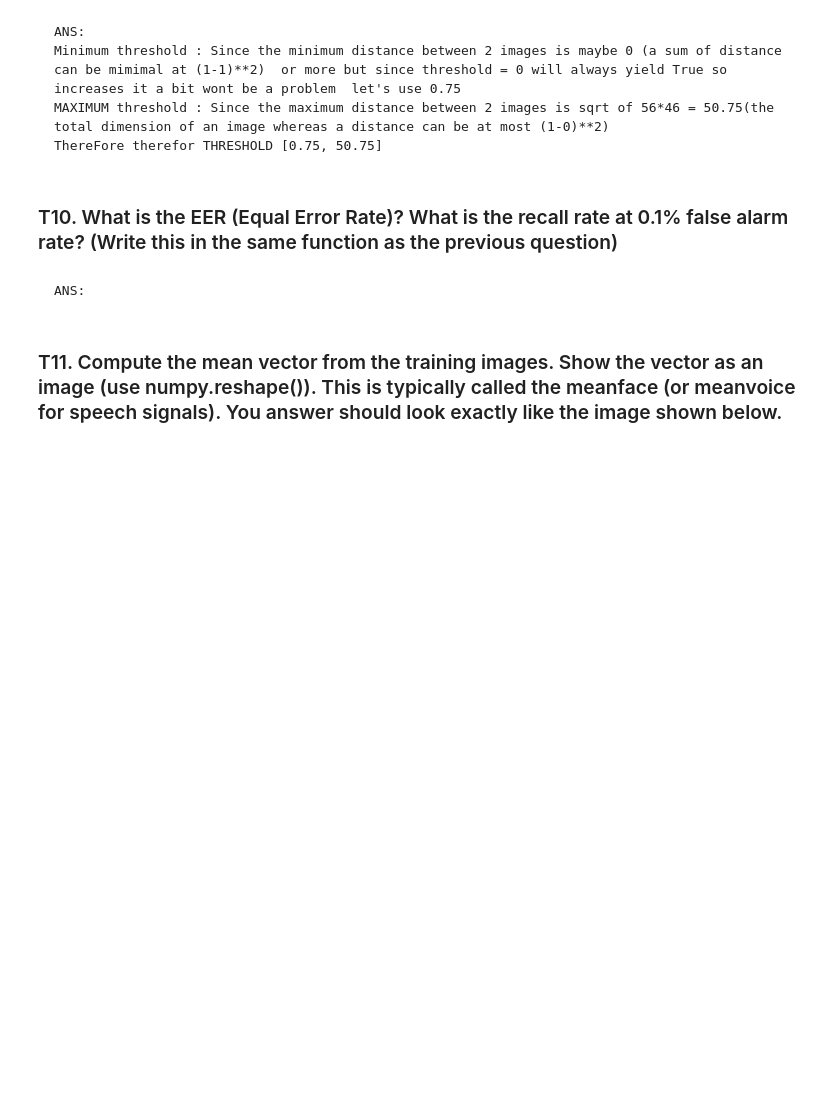
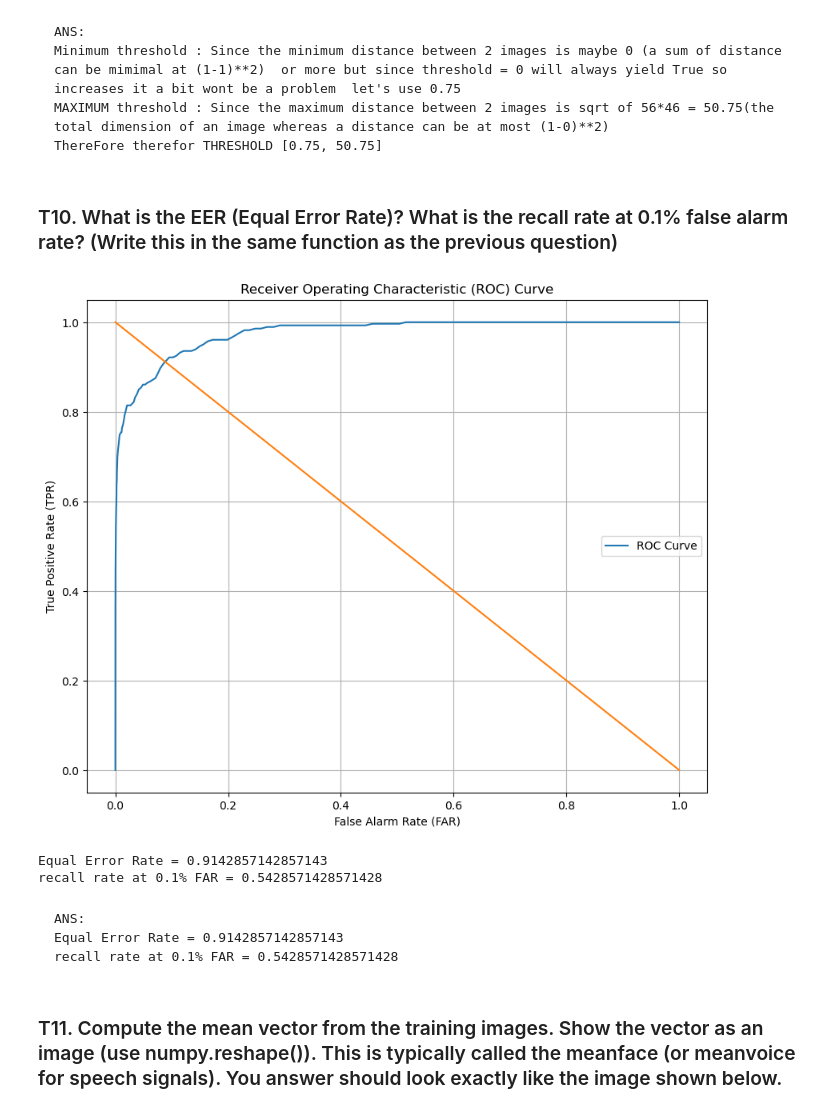
Before and after one commit to JeansAthiwat/Pattern_2024, a Jupyter notebook: HW/HW03/HW3_Fisherfaces(student).ipynb, the cells around one changed output. Drawn from its saved outputs; the diff is of its cells as text; code cells hidden in the pictures; blank space fills up the shorter version.

```diff
--- a/HW/HW03/HW3_Fisherfaces(student).ipynb
+++ b/HW/HW03/HW3_Fisherfaces(student).ipynb
@@ -686,9 +671,18 @@ print(np.min(similarity_matrix))
 # %%
 # You can add more parameter(s) to the function in the previous question.
 
+EER, recall_rate = plot_roc(similarity_matrix,recall_at_far_value = 0.001)
+print(f"Equal Error Rate = {EER}\nrecall rate at 0.1% FAR = {recall_rate}")
+
 # EER should be either 0.9071428571428571 or 0.9103759398496248 depending on method.
 # Recall rate at 0.1% false alarm rate should be 0.5428571428571428.
+# %% [output]
+[figure, added]
+Equal Error Rate = 0.9142857142857143
+recall rate at 0.1% FAR = 0.5428571428571428
-# %% [markdown]
-    ANS:
+# %% [markdown]
+    ANS:
+    Equal Error Rate = 0.9142857142857143
+    recall rate at 0.1% FAR = 0.5428571428571428
 # %% [markdown]
 ### T11. Compute the mean vector from the training images. Show the vector as an image (use numpy.reshape()). This is typically called the meanface (or meanvoice for speech signals). You answer should look exactly like the image shown below.
```
Also changed, not shown: parts of 17 cells of this notebook.
